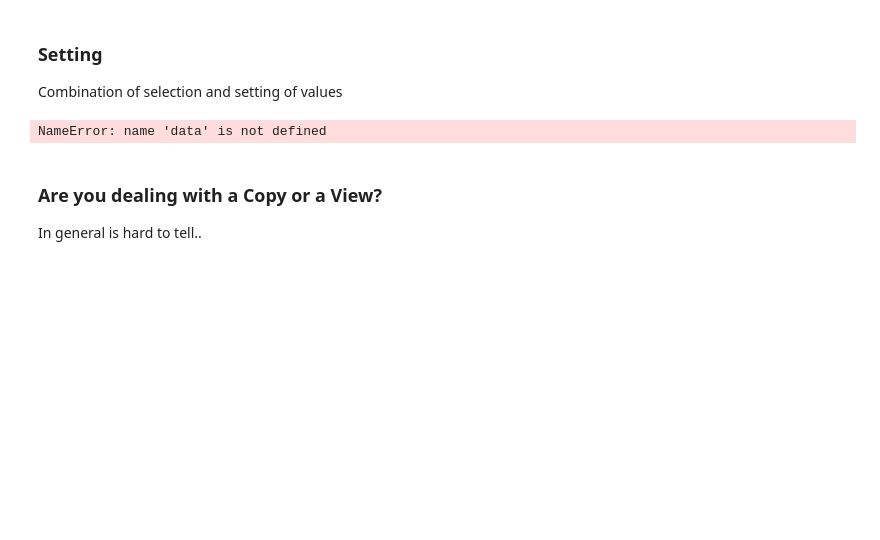
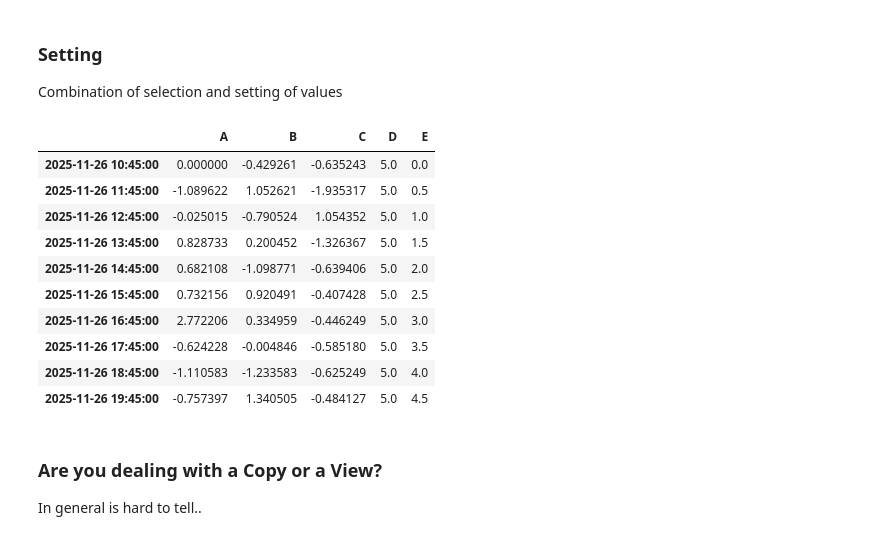
Before and after one commit to elenaniero/LaboratoryOfComputationalPhysics_Y8, a Jupyter notebook: 06_Pandas.ipynb, the cells around one changed output. Saved outputs shown, nothing was run; the diff lists cells and outputs as text; code cells hidden in the pictures; blank space fills up the shorter version.

```diff
--- a/06_Pandas.ipynb
+++ b/06_Pandas.ipynb
@@ -529,20 +528,30 @@ df[df>0]
 Combination of selection and setting of values
 # %%
 # setting values by label (same as by position)
-df.at[data[0],'A'] = 0
+df.at[dates[0],'A'] = 0
 
 # setting and assigning a numpy array
 df.loc[:,'D'] = np.array([5] * len(df))
 
 # defining a brend new column
 df['E'] = np.arange(len(df))*0.5
 
 # defining a brend new column by means of a pd.Series: indexes must be the same!
 #df['E prime'] = pd.Series(np.arange(len(df))*2, index=df.index)
 
 df
 # %% [output]
-NameError: name 'data' is not defined
+|  | A | B | C | D | E |
+| 2025-11-26 10:45:00 | 0.000000 | -0.429261 | -0.635243 | 5.0 | 0.0 |
+| 2025-11-26 11:45:00 | -1.089622 | 1.052621 | -1.935317 | 5.0 | 0.5 |
+| 2025-11-26 12:45:00 | -0.025015 | -0.790524 | 1.054352 | 5.0 | 1.0 |
+| 2025-11-26 13:45:00 | 0.828733 | 0.200452 | -1.326367 | 5.0 | 1.5 |
+| 2025-11-26 14:45:00 | 0.682108 | -1.098771 | -0.639406 | 5.0 | 2.0 |
+| 2025-11-26 15:45:00 | 0.732156 | 0.920491 | -0.407428 | 5.0 | 2.5 |
+| 2025-11-26 16:45:00 | 2.772206 | 0.334959 | -0.446249 | 5.0 | 3.0 |
+| 2025-11-26 17:45:00 | -0.624228 | -0.004846 | -0.585180 | 5.0 | 3.5 |
+| 2025-11-26 18:45:00 | -1.110583 | -1.233583 | -0.625249 | 5.0 | 4.0 |
+| 2025-11-26 19:45:00 | -0.757397 | 1.340505 | -0.484127 | 5.0 | 4.5 |
 # %%
 def dcos(theta):
     theta = theta*(np.pi/180)
```
Also changed, not shown: parts of 22 cells of this notebook.
